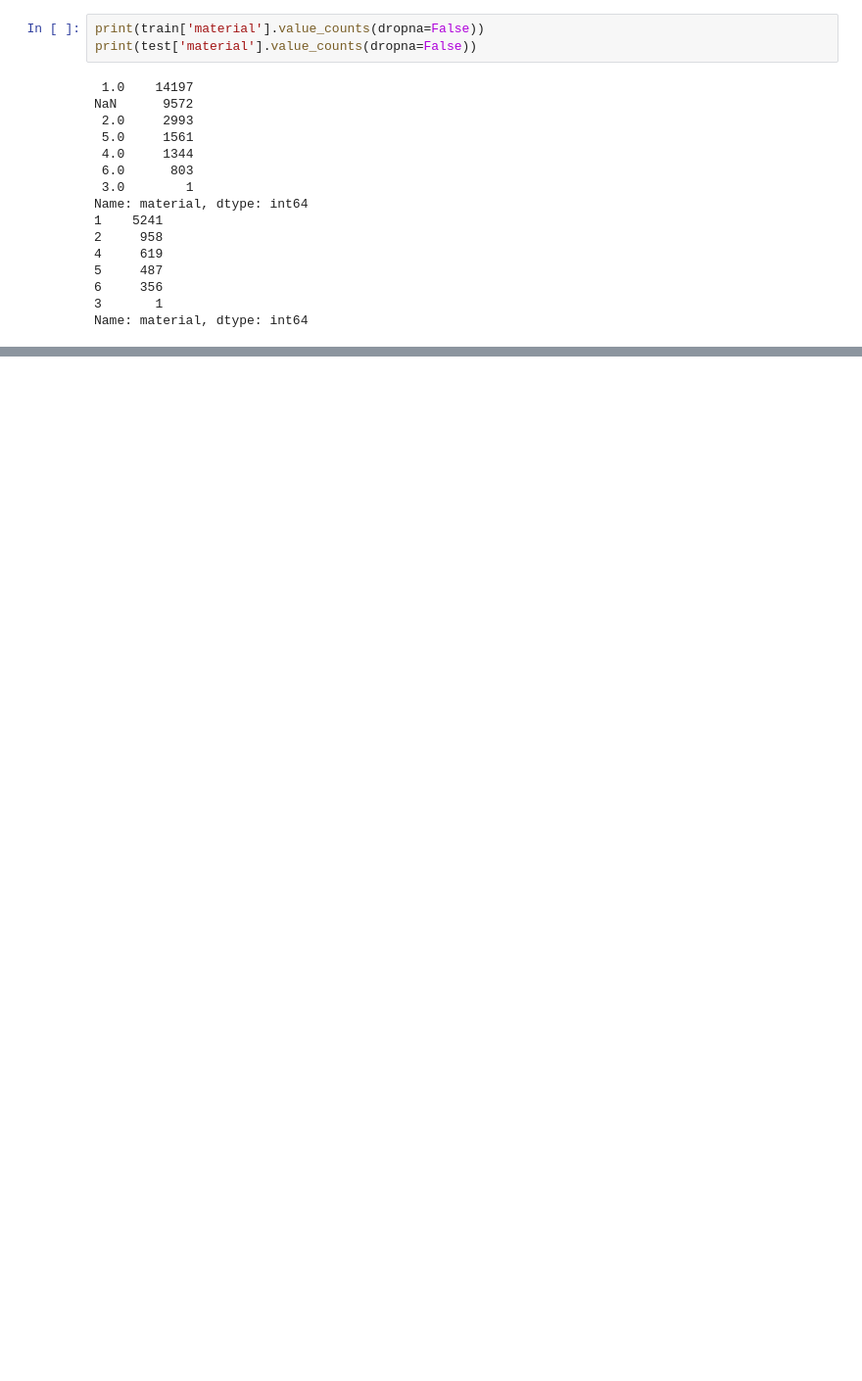
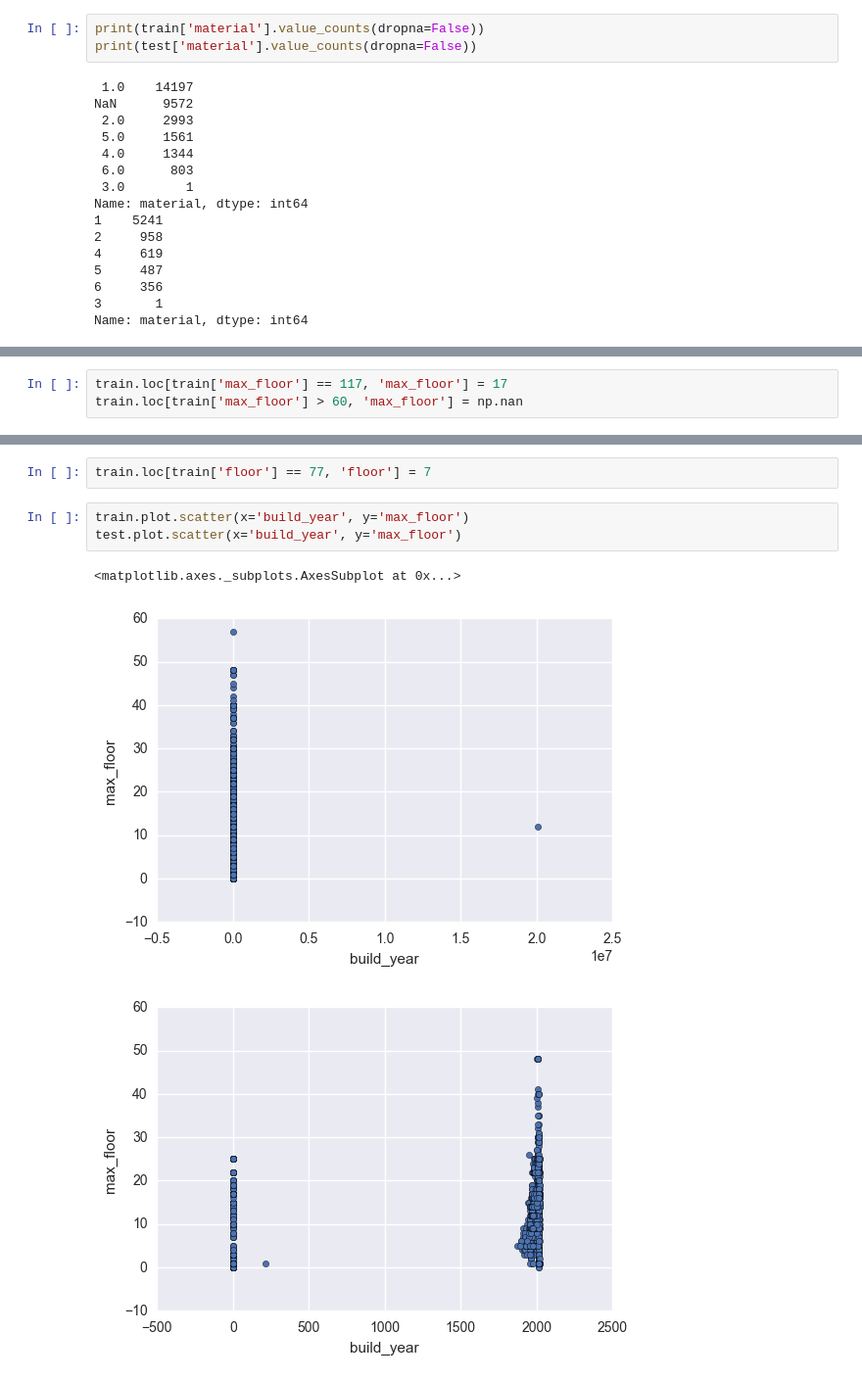
Before and after one commit to nycdatasci/bootcamp009_project, a Jupyter notebook: Project3-MachineLearning/chase_brandy_grant/EDA_Russian_Kaggel.ipynb, the cells around one changed output, grey strips where cells are left out. Shown at 98% size. Cells and saved outputs as stored; diff of their text form; blank space fills up the shorter version.

```diff
--- a/Project3-MachineLearning/chase_brandy_grant/EDA_Russian_Kaggel.ipynb
+++ b/Project3-MachineLearning/chase_brandy_grant/EDA_Russian_Kaggel.ipynb
@@ -388,0 +461,3 @@ Name: material, dtype: int64
+# %%
+train.loc[train['max_floor'] == 117, 'max_floor'] = 17
+train.loc[train['max_floor'] > 60, 'max_floor'] = np.nan
@@ -388,0 +470,9 @@ Name: material, dtype: int64
+# %%
+train.loc[train['floor'] == 77, 'floor'] = 7
+# %%
+train.plot.scatter(x='build_year', y='max_floor')
+test.plot.scatter(x='build_year', y='max_floor')
+# %% [output]
+<matplotlib.axes._subplots.AxesSubplot at 0x...>
+[figure, added]
+[figure, added]
```
Also changed, not shown: parts of 42 cells of this notebook.
